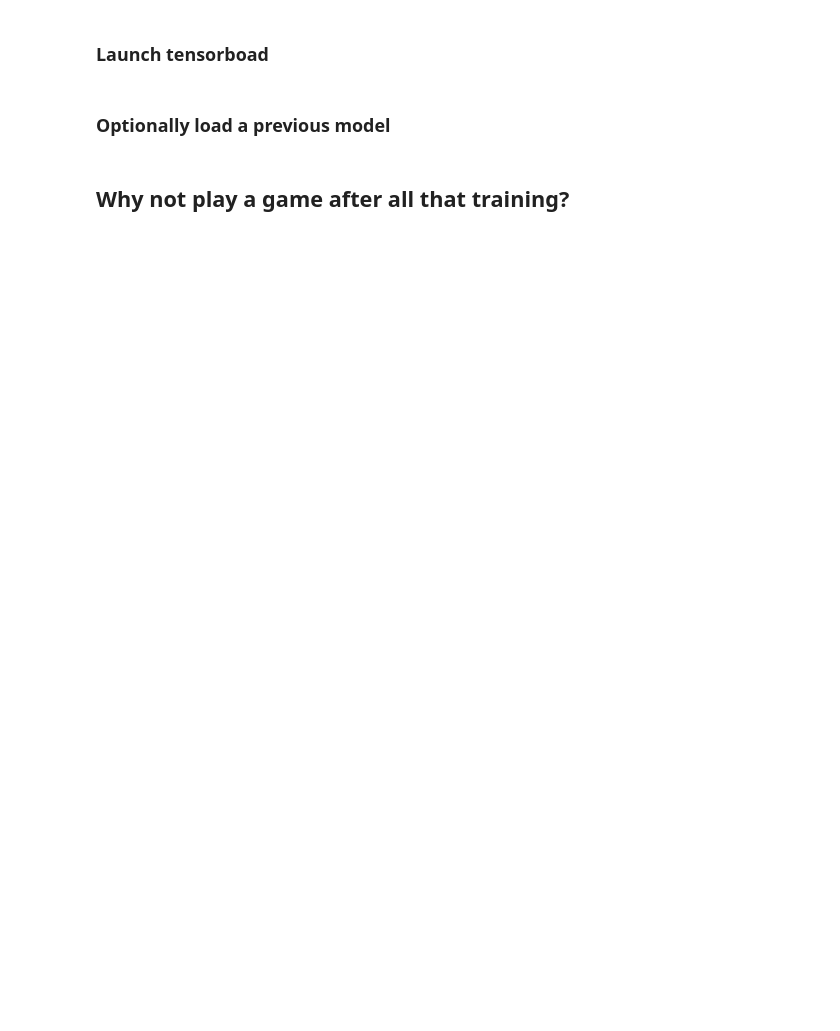
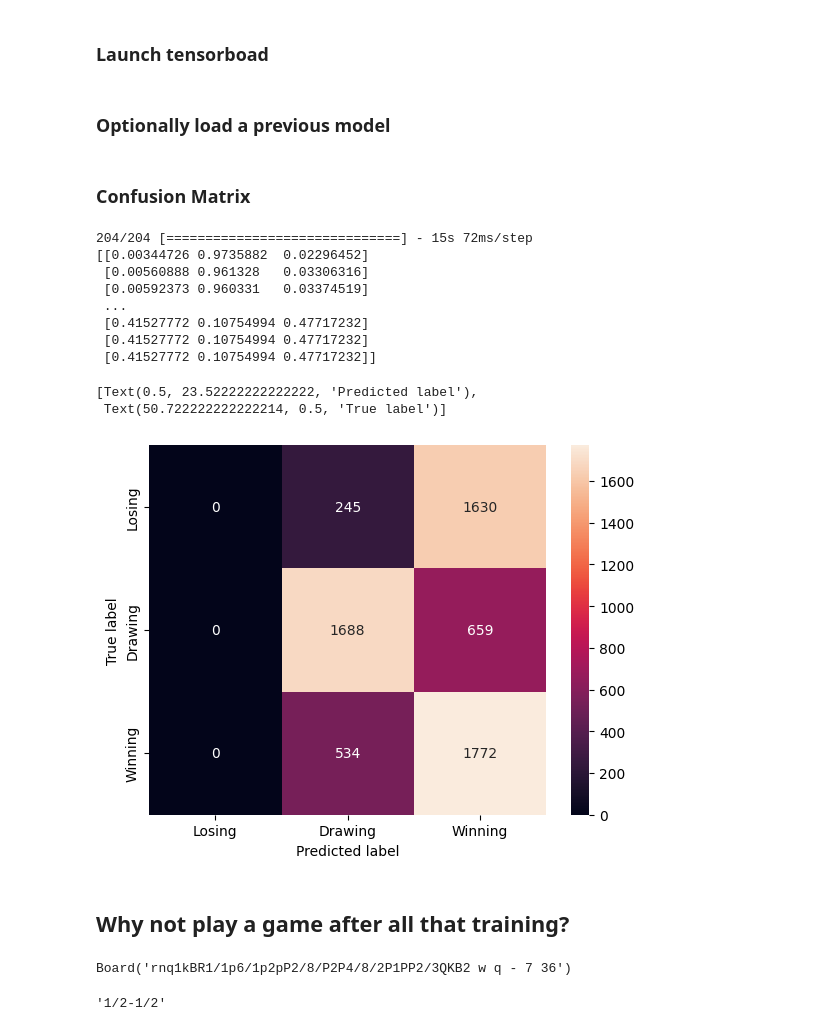
Before and after one commit to owenjaques/chessbot, a Jupyter notebook: neural_networks/lichess_data.ipynb, the cells around one changed output. Saved outputs shown, nothing was run; the diff lists cells and outputs as text; code cells hidden in the pictures; blank space fills up the shorter version.

Commit message:
Added a confusion matrix.

```diff
--- a/neural_networks/lichess_data.ipynb
+++ b/neural_networks/lichess_data.ipynb
@@ -271,6 +272,32 @@ Epoch 6/128
 ### Optionally load a previous model
 # %%
 model = keras.models.load_model(f'{working_directory}/lichess_trained_model')
+# %% [markdown]
+### Confusion Matrix
+# %%
+from sklearn.metrics import confusion_matrix
+import seaborn as sns
+
+# Plot the confusion matrix for the validation data
+y_pred = model.predict(validation_data.X)
+y_pred = np.argmax(y_pred, axis=1)
+y_true = np.argmax(validation_data.y, axis=1)
+cm = confusion_matrix(y_true, y_pred)
+
+ax = sns.heatmap(cm, annot=True, fmt='d', xticklabels=['Losing', 'Drawing', 'Winning'], yticklabels=['Losing', 'Drawing', 'Winning'])
+ax.set(xlabel='Predicted label', ylabel='True label')
+# %% [output]
+204/204 [==============================] - 15s 72ms/step
+[[0.00344726 0.9735882  0.02296452]
+ [0.00560888 0.961328   0.03306316]
+ [0.00592373 0.960331   0.03374519]
+ ...
+ [0.41527772 0.10754994 0.47717232]
+ [0.41527772 0.10754994 0.47717232]
+ [0.41527772 0.10754994 0.47717232]]
+[Text(0.5, 23.52222222222222, 'Predicted label'),
+ Text(50.722222222222214, 0.5, 'True label')]
+[figure, added]
 # %% [markdown]
 ## Why not play a game after all that training?
 # %%
@@ -278,7 +305,7 @@ import time
 from IPython.display import clear_output
 from importlib import reload
 import chessbot.chessbot
-reload(chessbot.model_input)
+reload(chessbot.chessbot)
 from chessbot.chessbot import ChessBot
 
 def play_game(model, exploration_rate=0.0, should_visualise=False):
@@ -301,3 +328,6 @@ def play_game(model, exploration_rate=0.0, should_visualise=False):
 	return board.outcome(claim_draw=True).result()
 
 play_game(model, should_visualise=True)
+# %% [output]
+Board('rnq1kBR1/1p6/1p2pP2/8/P2P4/8/2P1PP2/3QKB2 w q - 7 36')
+'1/2-1/2'
```
Also changed, not shown: parts of 1 cell of this notebook, 1 other file.
